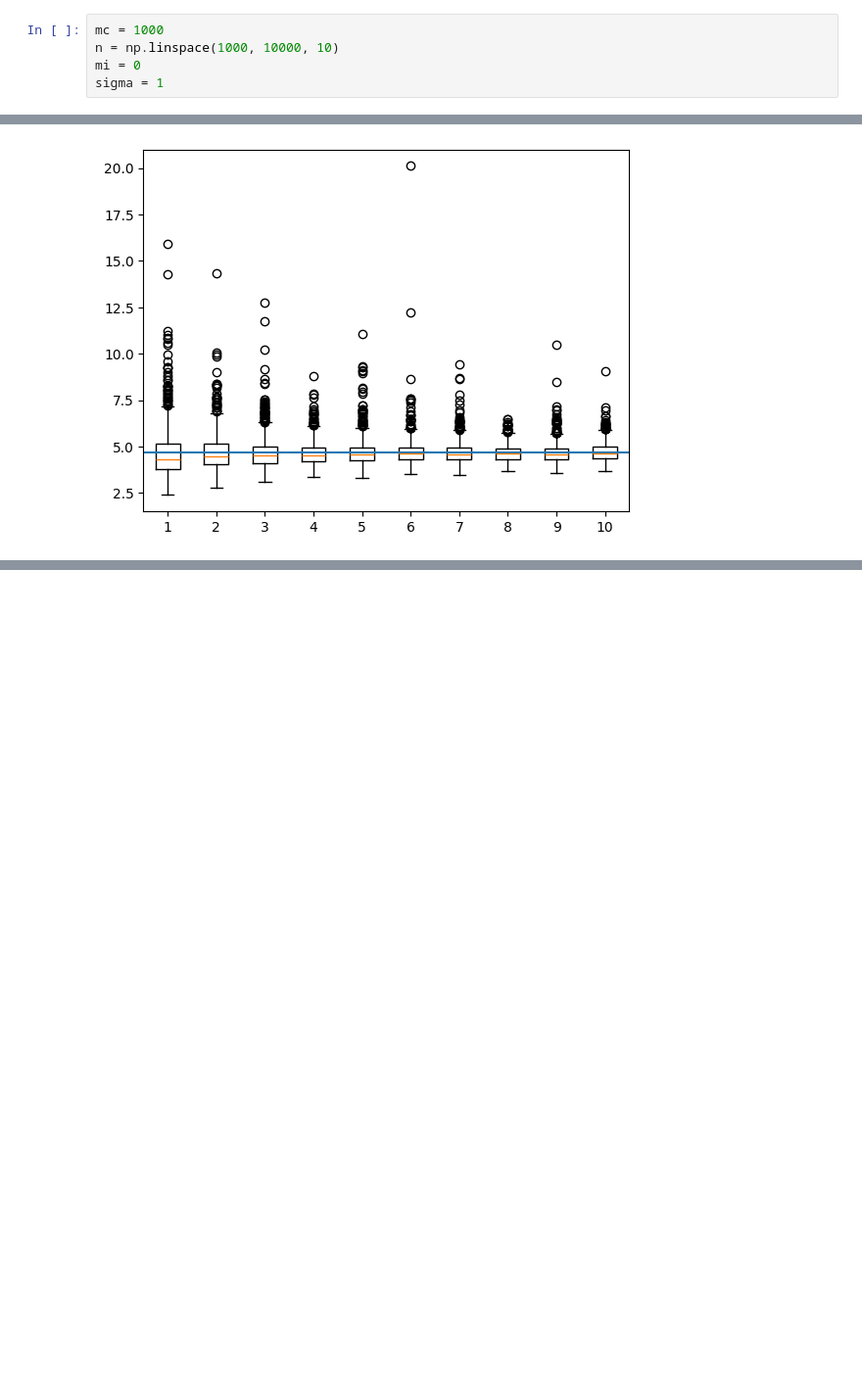
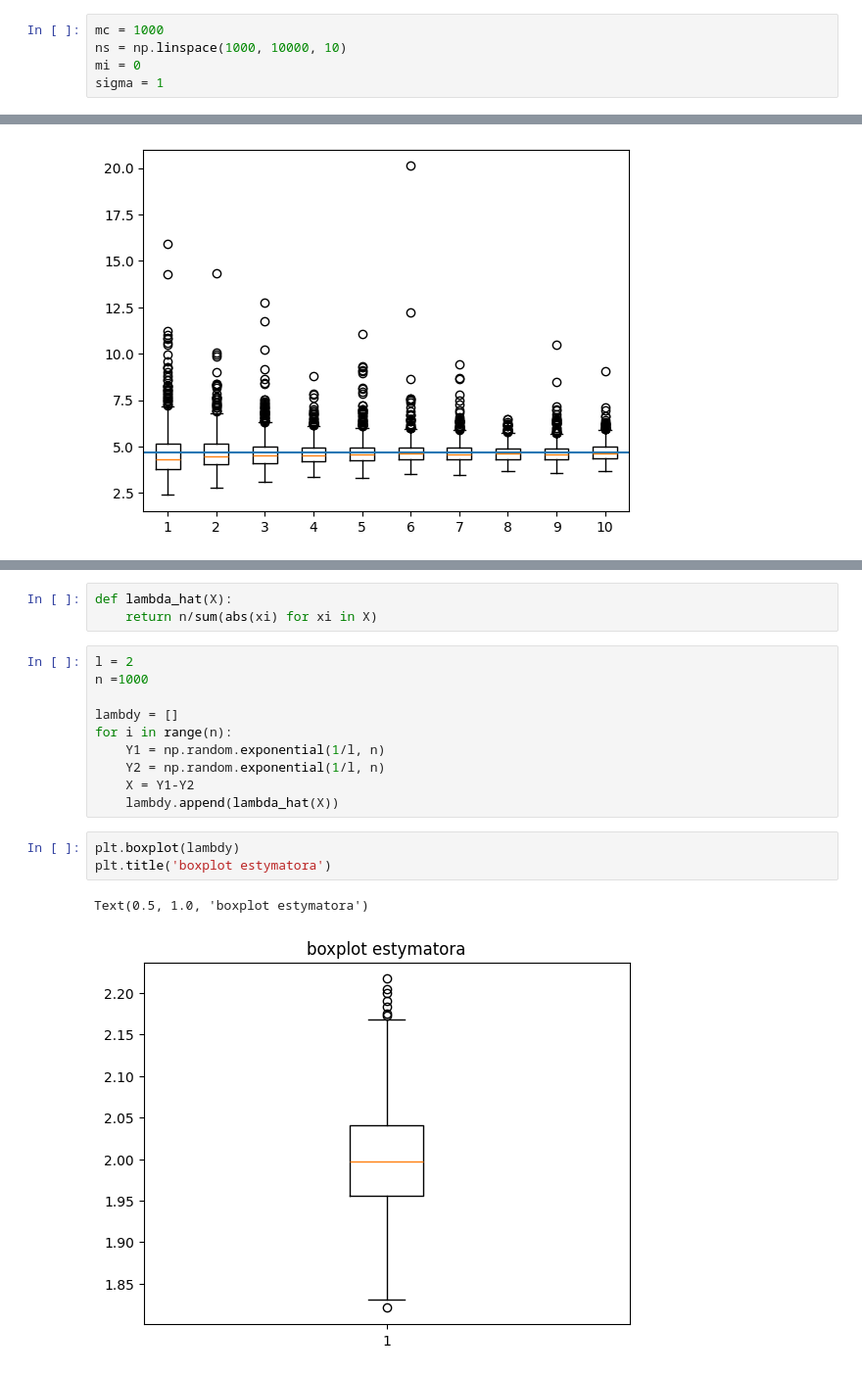
Before and after one commit to MariaNowacka/4-semestr, a Jupyter notebook: statystyka/lista4.ipynb, the cells around one changed output, grey strips where cells are left out. Shown at 98% size. Saved outputs shown, nothing was run; the diff lists cells and outputs as text; blank space fills up the shorter version.

```diff
--- a/statystyka/lista4.ipynb
+++ b/statystyka/lista4.ipynb
@@ -6,7 +6,7 @@ import numpy as np, matplotlib.pyplot as plt
 ## zadanie 1
 # %%
 mc = 1000
-n = np.linspace(1000, 10000, 10)
+ns = np.linspace(1000, 10000, 10)
 mi = 0
 sigma = 1
 # %%
@@ -271,0 +277,19 @@ plt.show()
+# %%
+def lambda_hat(X):
+    return n/sum(abs(xi) for xi in X)
+# %%
+l = 2
+n =1000
+
+lambdy = []
+for i in range(n):
+    Y1 = np.random.exponential(1/l, n)
+    Y2 = np.random.exponential(1/l, n)
+    X = Y1-Y2
+    lambdy.append(lambda_hat(X))
+# %%
+plt.boxplot(lambdy)
+plt.title('boxplot estymatora')
+# %% [output]
+Text(0.5, 1.0, 'boxplot estymatora')
+[figure, added]
```
Also changed, not shown: parts of 29 cells of this notebook.
